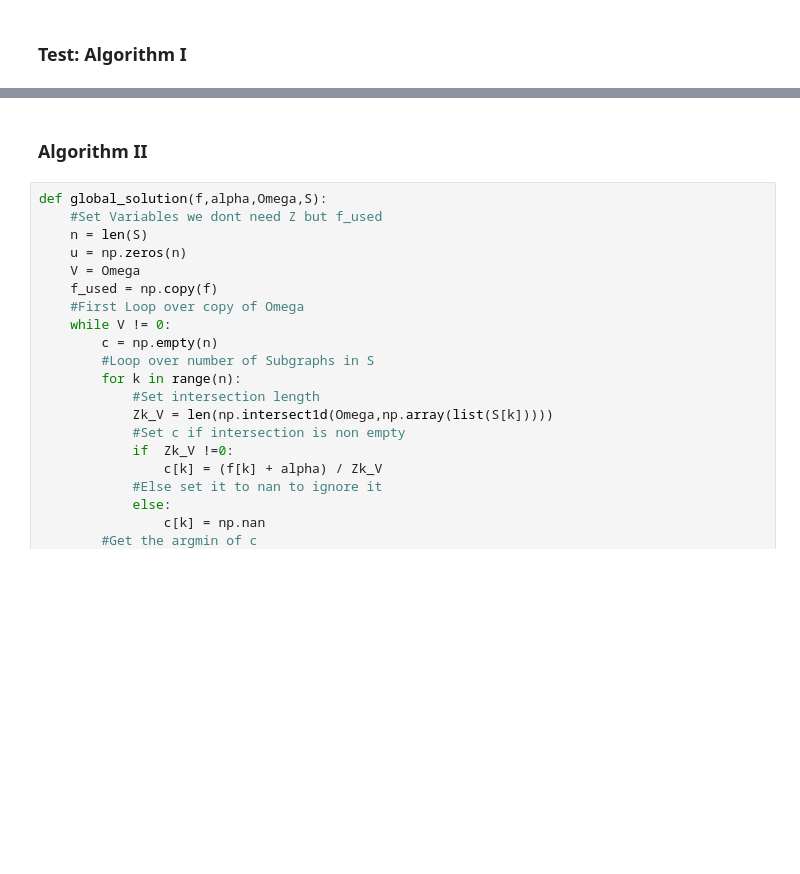
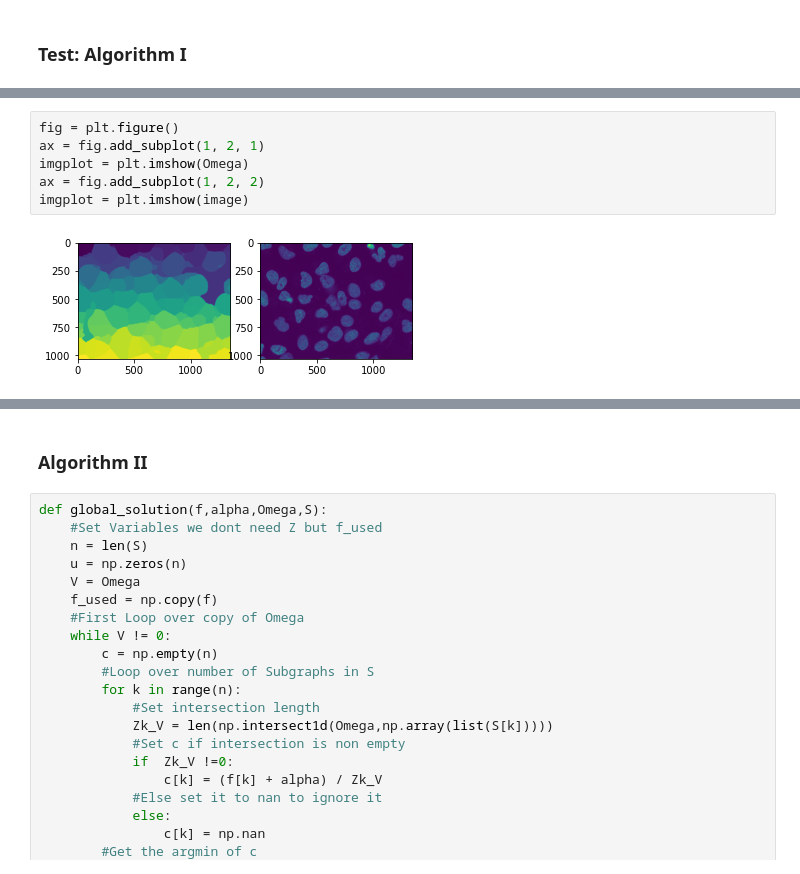
Before and after one commit to Jacob-Relle/MIP-Projekt, a Jupyter notebook: Project.ipynb, the cells around one changed output, grey strips where cells are left out. Drawn from its saved outputs; the diff is of its cells as text; blank space fills up the shorter version.

```diff
--- a/Project.ipynb
+++ b/Project.ipynb
@@ -89,2 +93,10 @@ Omega,S = generate_fragments(image,16,0.01,20,5,100)
+# %%
+fig = plt.figure()
+ax = fig.add_subplot(1, 2, 1)
+imgplot = plt.imshow(Omega)
+ax = fig.add_subplot(1, 2, 2)
+imgplot = plt.imshow(image)
+# %% [output]
+[figure, added]
 # %%
 print(S)
```
Also changed, not shown: parts of 7 cells of this notebook.
